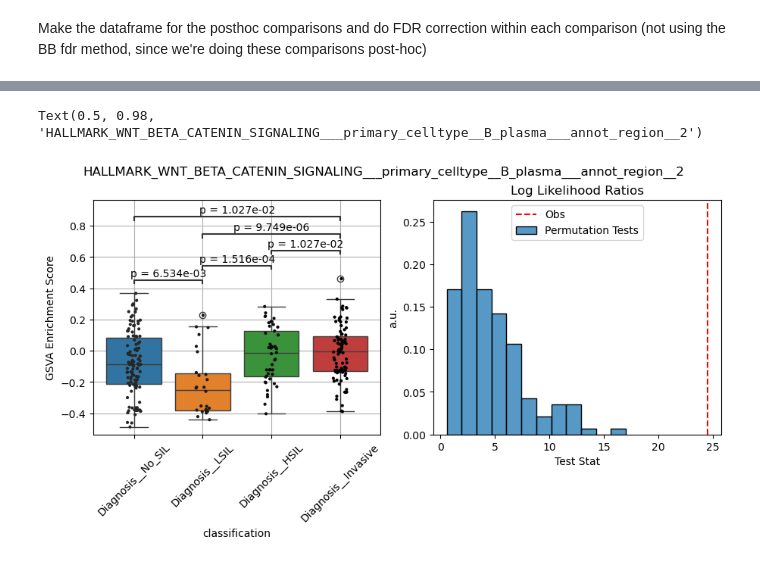
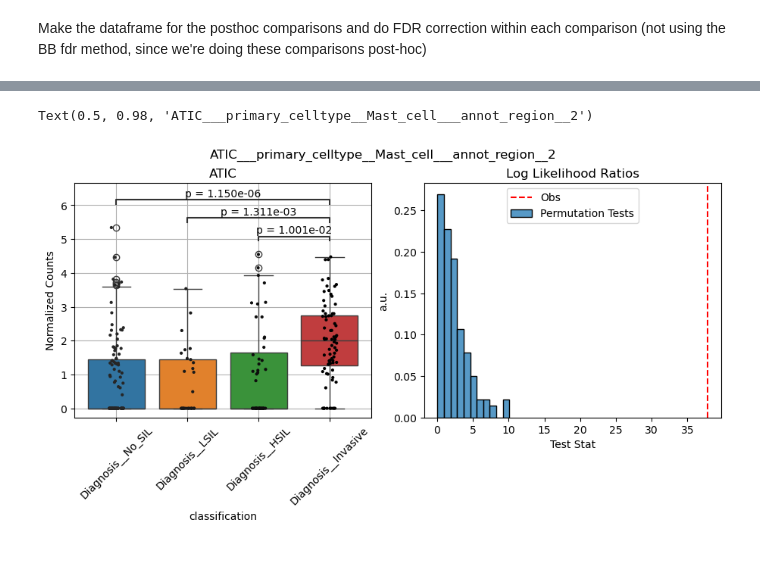
Before and after one commit to Tyler-Lam/Knottlab-Tutorials, a Jupyter notebook: regression_models/tutorial_gene_analysis.ipynb, the cells around one changed output, grey strips where cells are left out. Cells and saved outputs as stored; diff of their text form; code cells hidden in the pictures.

```diff
--- a/regression_models/tutorial_gene_analysis.ipynb
+++ b/regression_models/tutorial_gene_analysis.ipynb
@@ -102,7 +117,7 @@ Setting the random state is important so we can get the correlations between fea
 # %%
 # Set n_permutations based on number of avail cpus
 # By default the analyzer will use ncpus - 1 for all jobs
-res = analyzer.run_stats_with_permutations(n_permutations = multiprocessing.cpu_count() * 3 - 3, random_state = 42)
+res = analyzer.run_stats_with_permutations(n_permutations = (multiprocessing.cpu_count() - 1) * 3, random_state = 42)
 # %% [markdown]
 The stats object has two keys: one for the dataframe containing the empirical p-values and another for the permutations
 # %%
@@ -214,22 +240,0 @@ Normally we would also do permutation testing to get empirical p-values but for
-# %%
-pairwise_stat_res = {}
-for contrast in (pbar:=tqdm(contrasts)):
-    name = "___".join([f'{x}__{c[x]}' for key, c in contrast.items() for x in c])
-    pbar.set_description(name)
-    sub_preselection = [
-        # Filter the dataframe so only the two groups in the contrast remain
-        " | ".join([f'({x} == "{c[x]}")' for key, c in contrast.items() for x in c]),
-        'SCC_ADENO == "SCC"'
-    ]
-    GA = GeneAnalyzer(
-        adata,
-        pseudobulk_key,
-        group_key,
-        comparisons,
-        metadata,
-        preselection=sub_preselection,
-        skip = skip
-    )
-
-    pairwise_stat_res[name] = GA.run_analysis(contrast=contrast, show_progress=False)
-    #pairwise_stat_res[name] = GA.run_stats_with_permutations(contrast = contrast, n_permutations = 1000, random_state = 42)
@@ -258,3 +241,17 @@ Hint 3: Gene symbols curated in Enrichr web services are all upcases.
+# %%
+pairwise_stat_res = {}
+pairwise_analyzer = GeneAnalyzer(
+    adata,
+    pseudobulk_key,
+    group_key,
+    comparisons,
+    layer = 'counts',
+    metadata = metadata,
+    preselection = preselection,
+    skip = skip)
+
+for contrast in (pbar:=tqdm(contrasts)):
+    pairwise_stat_res[contrast.name] = pairwise_analyzer.run_analysis(contrast=contrast, show_progress=False)
 # %% [markdown]
 Make the dataframe for the posthoc comparisons and do FDR correction within each comparison (not using the BB fdr method, since we're doing these comparisons post-hoc)
 # %%
@@ -262,8 +259,8 @@ posthoc_df = pd.DataFrame()
 
 for key in pairwise_stat_res:
     tmp_df = pairwise_stat_res[key].copy()
-    tmp_df['group1'] = key.split('___')[0]
-    tmp_df['group2'] = key.split('___')[1]
+    tmp_df['group1'] = key.split('__vs__')[0]
+    tmp_df['group2'] = key.split('__vs__')[1]
     posthoc_df = pd.concat([posthoc_df, tmp_df], axis = 0, join = 'outer')
 posthoc_df = posthoc_df[~posthoc_df['padj'].isna()].copy()
 posthoc_df = posthoc_df.reset_index()
@@ -290,10 +287,10 @@ posthoc_df
 # %%
-feature = 'HALLMARK_WNT_BETA_CATENIN_SIGNALING___primary_celltype__B_plasma___annot_region__2'
+feature = 'ATIC___primary_celltype__Mast_cell___annot_region__2'
 
 fig, ax = plt.subplots(1, 2, figsize = (9, 5), constrained_layout = True)
 plot_posthoc_gene_analyzer(analyzer, posthoc_df, feature, order = order, ax = ax[0])
 plot_test_stat(res['perm_df'], stat_res, feature, ax = ax[1])
 fig.suptitle(feature)
 # %% [output]
-Text(0.5, 0.98, 'HALLMARK_WNT_BETA_CATENIN_SIGNALING___primary_celltype__B_plasma___annot_region__2')
+Text(0.5, 0.98, 'ATIC___primary_celltype__Mast_cell___annot_region__2')
-[figure, old version]
+[figure, new version]
```
Also changed, not shown: parts of 20 cells of this notebook, 4 other files.
